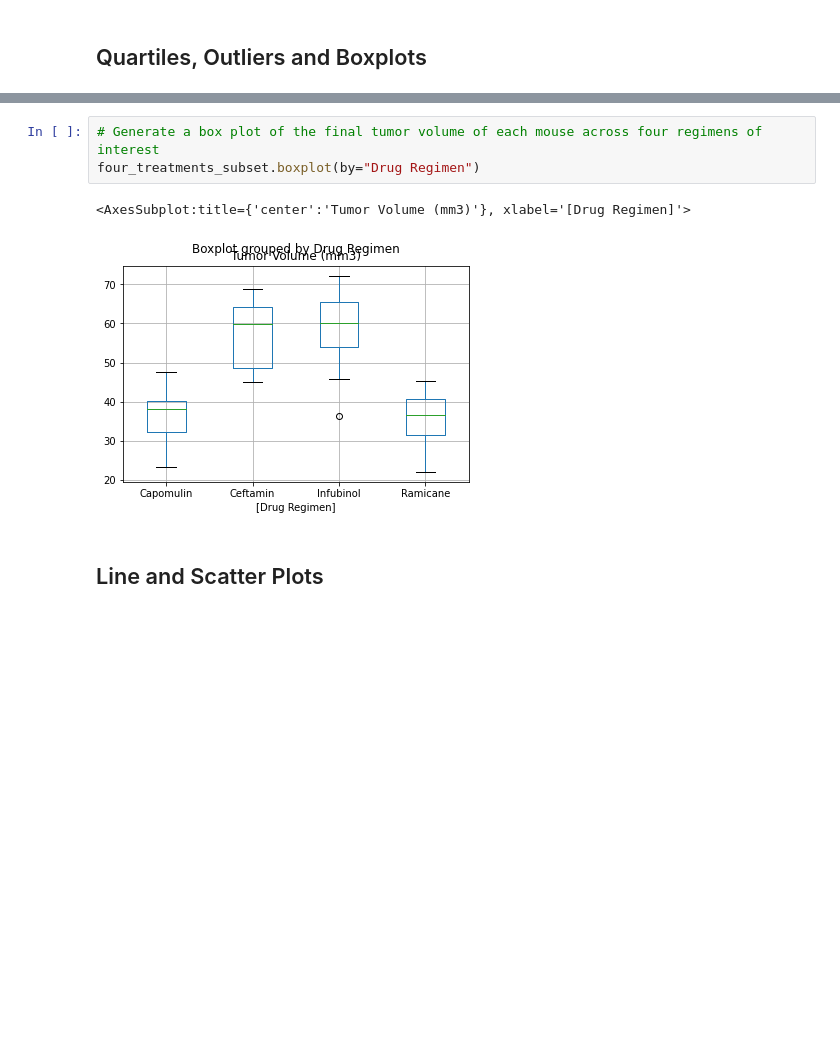
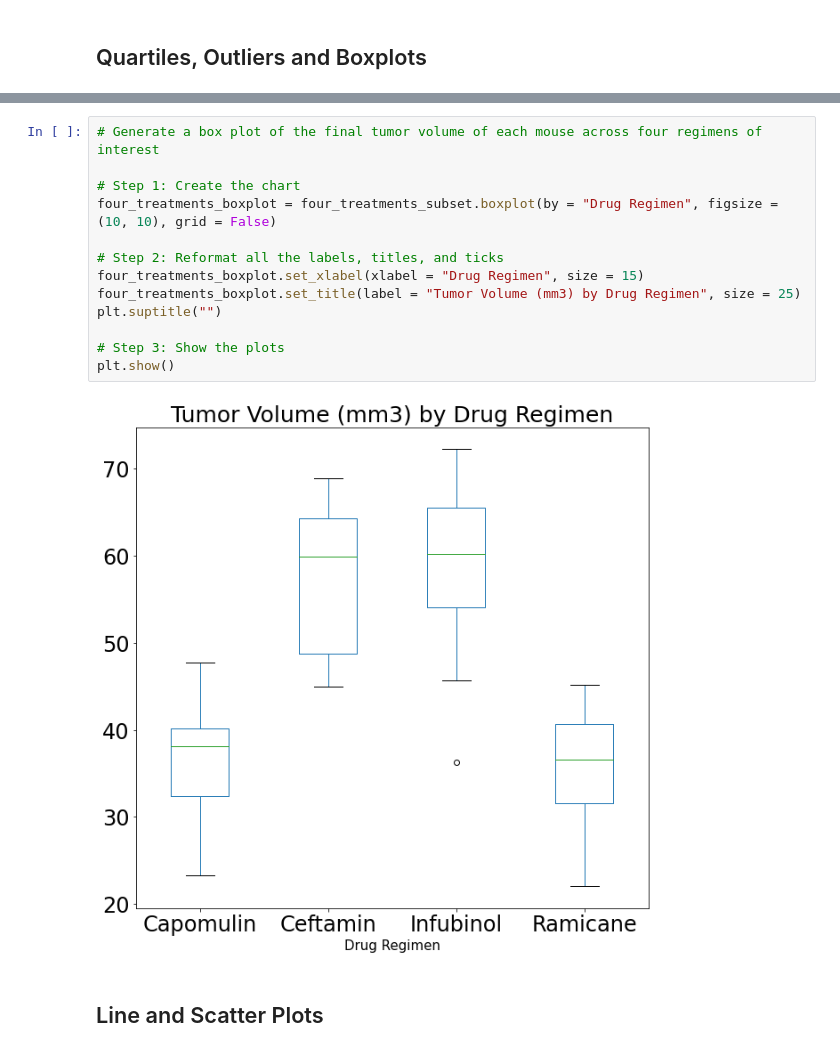
Before and after one commit to James-Akerman/Matplotlib-challenge, a Jupyter notebook: Pymaceuticals/pymaceuticals_James-Akerman.ipynb, the cells around one changed output, grey strips where cells are left out. Saved outputs shown, nothing was run; the diff lists cells and outputs as text; blank space fills up the shorter version.

```diff
--- a/Pymaceuticals/pymaceuticals_James-Akerman.ipynb
+++ b/Pymaceuticals/pymaceuticals_James-Akerman.ipynb
@@ -251,9 +297,18 @@ for treatment in four_treatments_list:
 # %%
 # Generate a box plot of the final tumor volume of each mouse across four regimens of interest
-four_treatments_subset.boxplot(by="Drug Regimen")
+
+# Step 1: Create the chart
+four_treatments_boxplot = four_treatments_subset.boxplot(by = "Drug Regimen", figsize = (10, 10), grid = False)
+
+# Step 2: Reformat all the labels, titles, and ticks
+four_treatments_boxplot.set_xlabel(xlabel = "Drug Regimen", size = 15)
+four_treatments_boxplot.set_title(label = "Tumor Volume (mm3) by Drug Regimen", size = 25)
+plt.suptitle("")
+
+# Step 3: Show the plots
+plt.show()
 # %% [output]
-<AxesSubplot:title={'center':'Tumor Volume (mm3)'}, xlabel='[Drug Regimen]'>
-[figure, old version]
+[figure, new version]
 # %% [markdown]
 ## Line and Scatter Plots
 # %%
```
Also changed, not shown: parts of 16 cells of this notebook.
